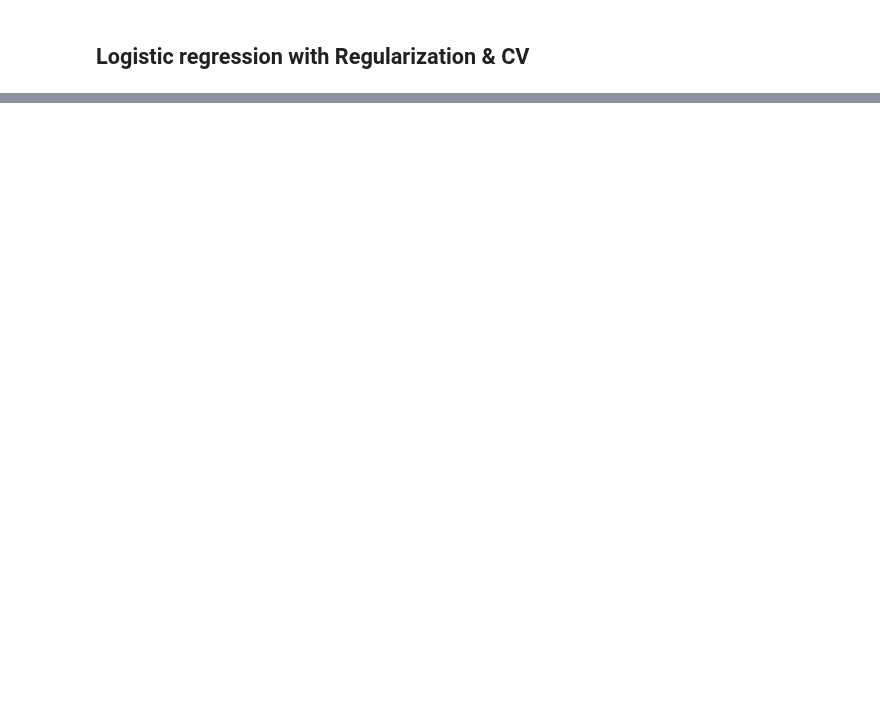
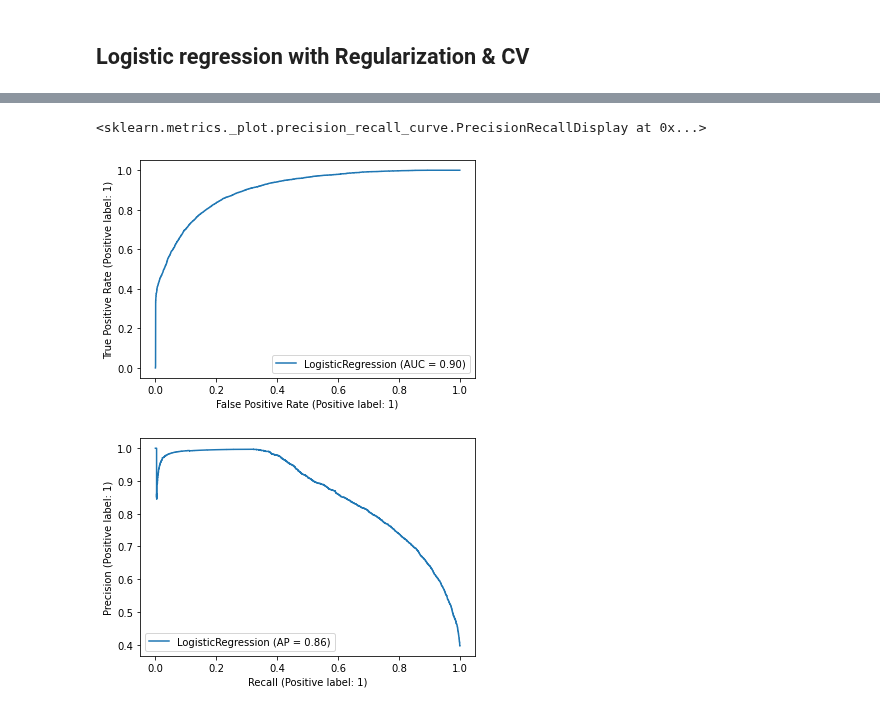
Before and after one commit to wenchengking/End-to-End-Hotel-Booking-Cancellation-Machine-Learning-Model, a Jupyter notebook: 05_Modeling/LogisticRegression.ipynb, the cells around one changed output, grey strips where cells are left out. Cells and saved outputs as stored; diff of their text form; code cells hidden in the pictures; blank space fills up the shorter version.

```diff
--- a/05_Modeling/LogisticRegression.ipynb
+++ b/05_Modeling/LogisticRegression.ipynb
@@ -24,0 +121,5 @@ from sklearn.metrics import confusion_matrix, log_loss, roc_auc_score, recall_sc
+# %%
+# Find indexes to later remove them in the dummy variable
+idx = np.concatenate([df_clean[df_clean["continent"]=="Antarctica"].index.values,
+       df_clean[df_clean["market_segment"] == "Undefined"].index.values])
+idx
@@ -375,0 +427,10 @@ signif
+# %%
+# ROC curve
+plot_roc_curve(logistic, xtest, ytest)
+
+# Precision-recall curve
+plot_precision_recall_curve(logistic, xtest, ytest)
+# %% [output]
+<sklearn.metrics._plot.precision_recall_curve.PrecisionRecallDisplay at 0x...>
+[figure]
+[figure]
```
Also changed, not shown: parts of 36 cells of this notebook, 1 other file.
